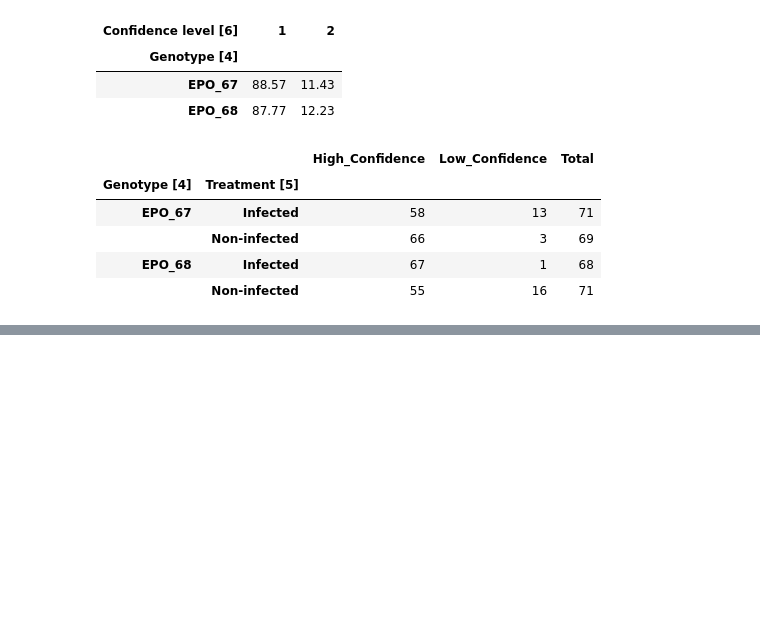
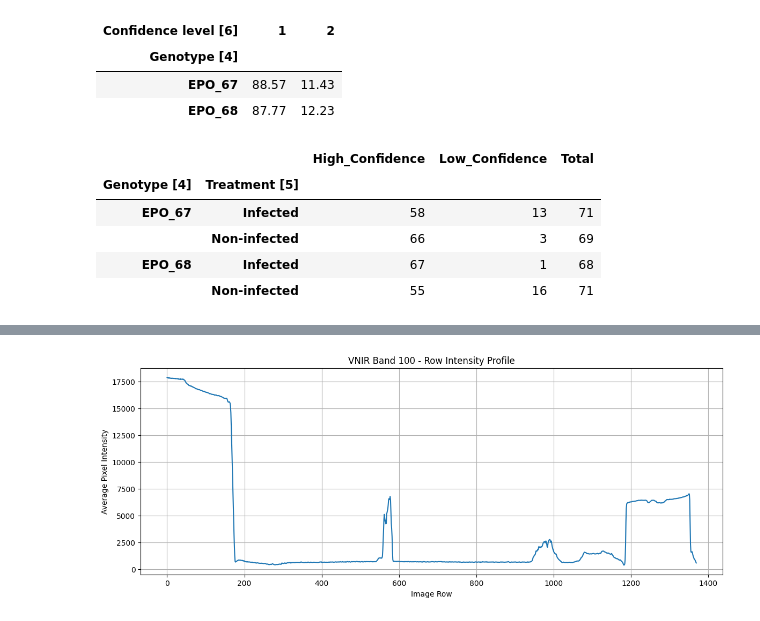
Before and after one commit to megha-0066/TerraSpectra, a Jupyter notebook: TeraSpectra.ipynb, the cells around one changed output, grey strips where cells are left out. Drawn from its saved outputs; the diff is of its cells as text; code cells hidden in the pictures; blank space fills up the shorter version.

```diff
--- a/TeraSpectra.ipynb
+++ b/TeraSpectra.ipynb
@@ -922,0 +1051,27 @@ display(label_summary)
+# %%
+import numpy as np
+import matplotlib.pyplot as plt
+
+band = np.asarray(img[:, :, 100], dtype=np.float32)
+
+# Exclude invalid pixels
+valid = band != 4095
+
+# Calculate average intensity for each row
+row_means = np.array([
+    np.mean(band[i][valid[i]])
+    if valid[i].any() else np.nan
+    for i in range(band.shape[0])
+])
+
+plt.figure(figsize=(14, 5))
+
+plt.plot(row_means)
+plt.title("VNIR Band 100 - Row Intensity Profile")
+plt.xlabel("Image Row")
+plt.ylabel("Average Pixel Intensity")
+plt.grid(True)
+
+plt.show()
+# %% [output]
+[figure, added]
```
Also changed, not shown: parts of 23 cells of this notebook.
